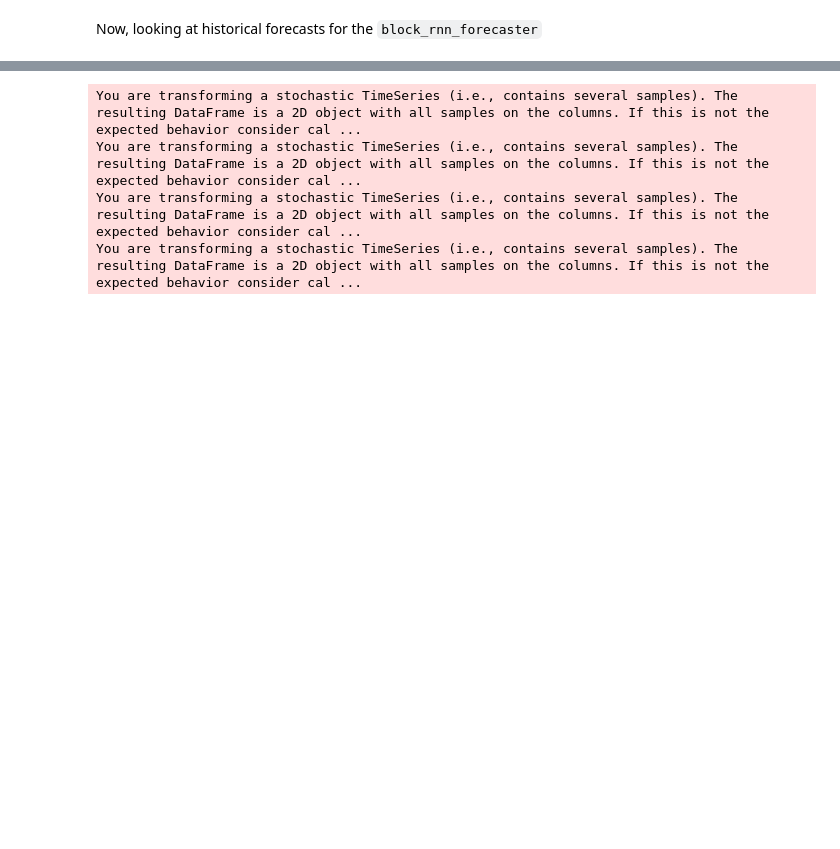
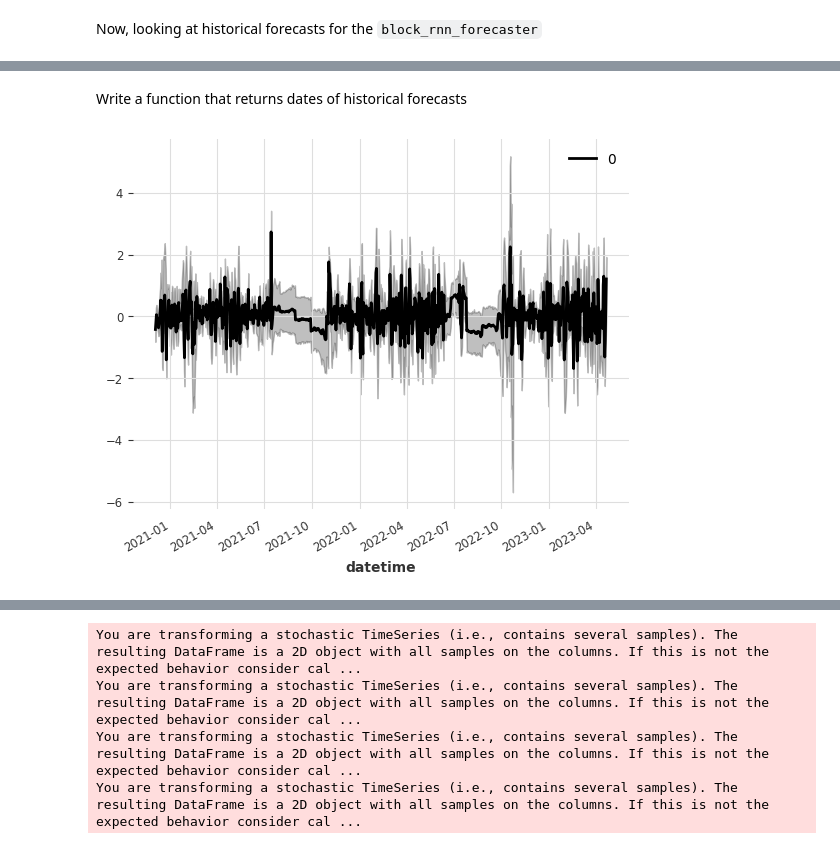
Before and after one commit to boettiger-lab/neon4cast-darts-submit, a Jupyter notebook: residual_learning/general_residual_correction.ipynb, the cells around one changed output, grey strips where cells are left out. Cells and saved outputs as stored; diff of their text form; code cells hidden in the pictures; blank space fills up the shorter version.

```diff
--- a/residual_learning/general_residual_correction.ipynb
+++ b/residual_learning/general_residual_correction.ipynb
@@ -537,0 +623,14 @@ Trying this, with TCN models.
+# %% [markdown]
+Write a function that returns dates of historical forecasts
+# %%
+ground_truth = block_rnn_forecaster.training_set.slice(block_rnn_historical_forecasts[0].time_index[0], block_rnn_historical_forecasts[-1].time_index[-1])
+
+hists_concatenated = block_rnn_historical_forecasts[0]
+for time_series in block_rnn_historical_forecasts[1:]:
+    hists_concatenated = hists_concatenated.concatenate(time_series, axis=0, ignore_time_axis=True)
+
+plt.clf()
+(ground_truth - hists_concatenated).plot()
+plt.show()
+# %% [output]
+[figure, added]
```
Also changed, not shown: parts of 9 cells of this notebook.
